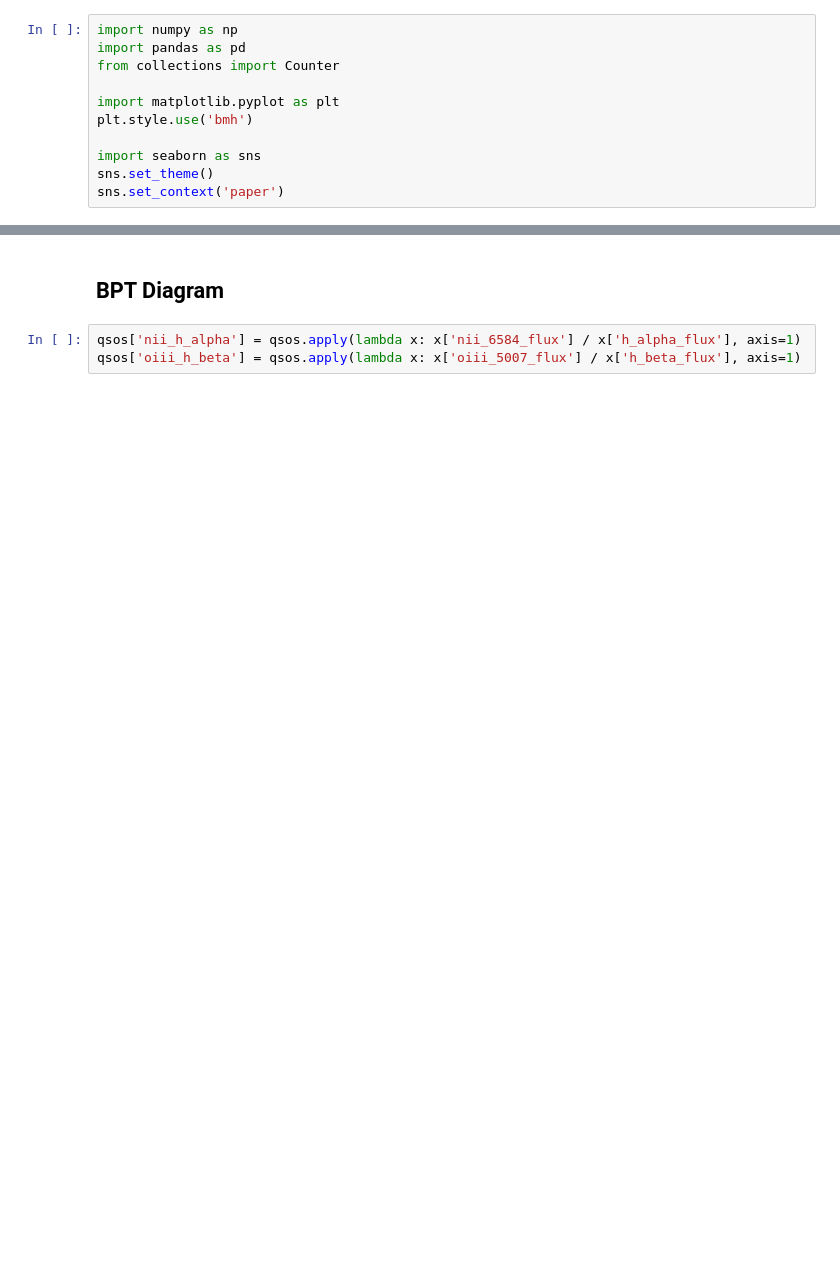
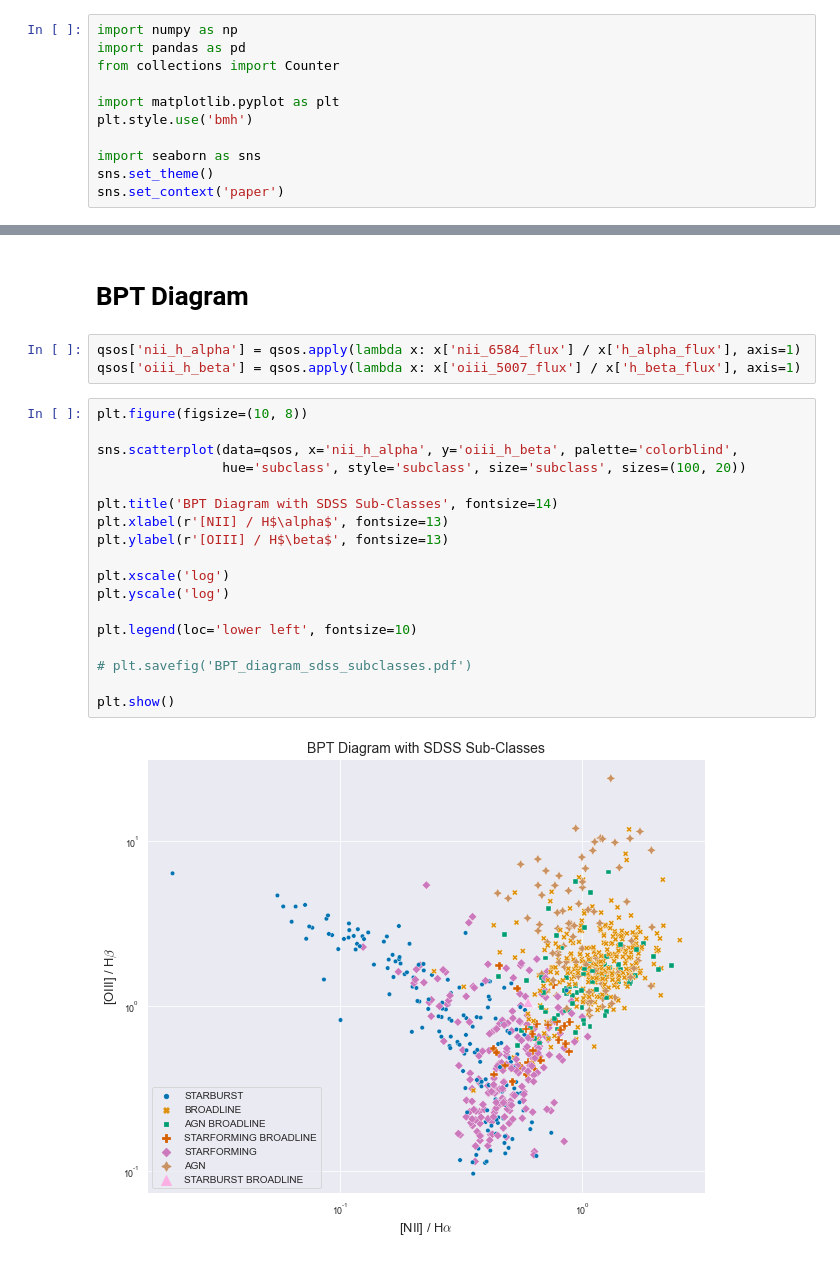
Before and after one commit to NicoGalvarino/AGN_Tutorials_Git, a Jupyter notebook: Tutorial_4_finding_qsos/finding_qsos.ipynb, the cells around one changed output, grey strips where cells are left out. Drawn from its saved outputs; the diff is of its cells as text; blank space fills up the shorter version.

```diff
--- a/Tutorial_4_finding_qsos/finding_qsos.ipynb
+++ b/Tutorial_4_finding_qsos/finding_qsos.ipynb
@@ -51,5 +64,25 @@ Counter({'STARFORMING': 215,
 # %% [markdown]
-## BPT Diagram
+# BPT Diagram
 # %%
 qsos['nii_h_alpha'] = qsos.apply(lambda x: x['nii_6584_flux'] / x['h_alpha_flux'], axis=1)
 qsos['oiii_h_beta'] = qsos.apply(lambda x: x['oiii_5007_flux'] / x['h_beta_flux'], axis=1)
+# %%
+plt.figure(figsize=(10, 8))
+
+sns.scatterplot(data=qsos, x='nii_h_alpha', y='oiii_h_beta', palette='colorblind',
+                hue='subclass', style='subclass', size='subclass', sizes=(100, 20))
+
+plt.title('BPT Diagram with SDSS Sub-Classes', fontsize=14)
+plt.xlabel(r'[NII] / H$\alpha$', fontsize=13)
+plt.ylabel(r'[OIII] / H$\beta$', fontsize=13)
+
+plt.xscale('log')
+plt.yscale('log')
+
+plt.legend(loc='lower left', fontsize=10)
+
+# plt.savefig('BPT_diagram_sdss_subclasses.pdf')
+
+plt.show()
+# %% [output]
+[figure, added]
```
Also changed, not shown: parts of 10 cells of this notebook, 8 other files.
